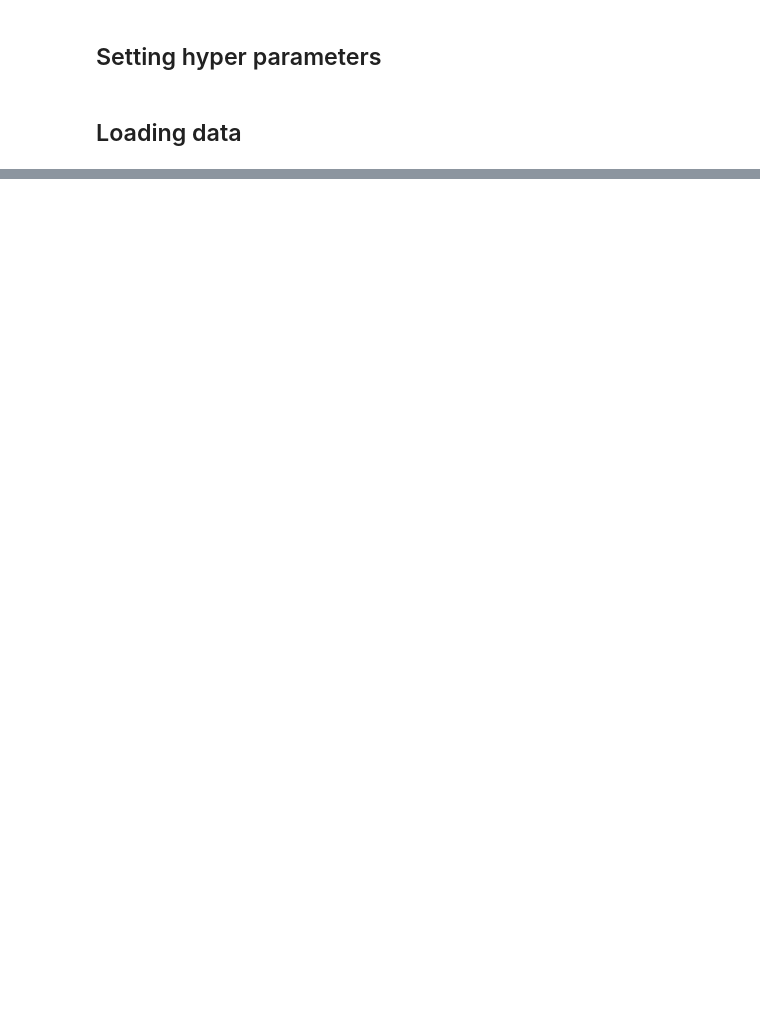
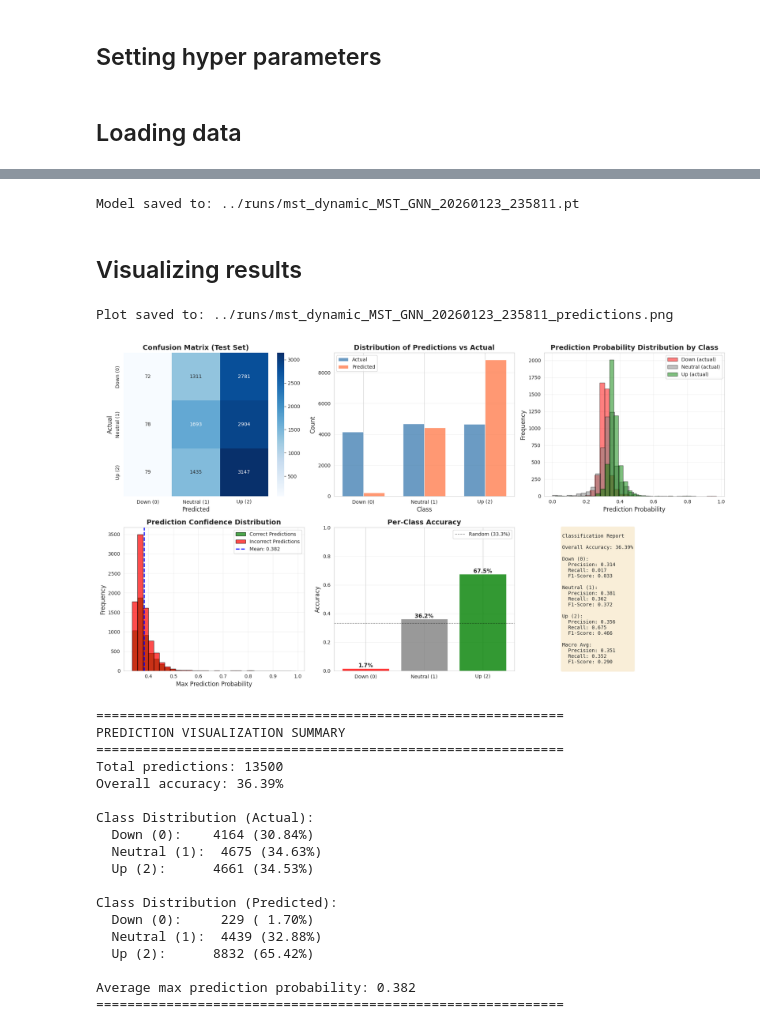
Before and after one commit to alodbrock19/GNN_paper, a Jupyter notebook: code/training_dynamic_graph/mst_dynamic_stock.ipynb, the cells around one changed output, grey strips where cells are left out. Drawn from its saved outputs; the diff is of its cells as text; code cells hidden in the pictures; blank space fills up the shorter version.

```diff
--- a/code/training_dynamic_graph/mst_dynamic_stock.ipynb
+++ b/code/training_dynamic_graph/mst_dynamic_stock.ipynb
@@ -48,7 +53,7 @@ print("Initializing Dataset...")
 # We set force_process=True to regenerate with new 3-class labels
 # After first run, you can set it back to False to load from disk
 dataset = InMemoryDynamicSP100(
-    root="./data",
+    root="../data",
     past_window=PAST_WINDOW,
     future_window=FUTURE_WINDOW,
     graph_return_threshold=GRAPH_RETURN_THRESH,
@@ -62,0 +94,7 @@ print(f"Sample Label (should be 0, 1, or 2): {dataset[0].y}")
+# %%
+train_part = 0.8
+train_dataset = dataset[:int(train_part * len(dataset))]
+test_dataset =  dataset[int(train_part * len(dataset)):]
+
+print(f"Train dataset: {len(train_dataset)}, Test dataset: {len(test_dataset)}")
+train_dataloader, test_dataloader = DataLoader(train_dataset, batch_size=BATCH_SIZE, shuffle=True), DataLoader(test_dataset, batch_size=len(test_dataset), shuffle=True)
@@ -62,0 +105,15 @@ print(f"Sample Label (should be 0, 1, or 2): {dataset[0].y}")
+# %%
+# 1. Get the actual feature count from the loaded dataset
+# dataset[0].x is shape (Nodes, Time, Features) -> We want index 2
+REAL_INPUT_FEATURES = dataset[0].x.shape[2]
+print(f"Dataset has {REAL_INPUT_FEATURES} features.")
+
+# 2. Initialize Model with the CORRECT size
+model = MST_GNN(
+    in_features=REAL_INPUT_FEATURES, # <--- Use the dynamic value here!
+    hidden_size=HIDDEN_SIZE,
+    num_graph_layers=GRAPH_LAYERS,
+    num_cross_layers=CROSS_LAYERS
+).to(DEVICE)
+
+print("Model initialized with correct input dimensions.")
@@ -62,0 +152,40 @@ print(f"Sample Label (should be 0, 1, or 2): {dataset[0].y}")
+# %%
+from datetime import datetime
+
+# Generate timestamp for model filename
+timestamp = datetime.now().strftime("%Y%m%d_%H%M%S")
+model_path = f"../runs/mst_dynamic_{model.__class__.__name__}_{timestamp}.pt"
+
+# Save model
+torch.save(model.state_dict(), model_path)
+print(f"Model saved to: {model_path}")
+# %% [output]
+Model saved to: ../runs/mst_dynamic_MST_GNN_20260123_235811.pt
+# %% [markdown]
+## Visualizing results
+# %%
+from visualization_mst import plot_model_predictions
+
+# Visualize model predictions on test set and save the plot
+plot_model_predictions(model, test_dataloader, device=DEVICE, save_path=model_path)
+# %% [output]
+Plot saved to: ../runs/mst_dynamic_MST_GNN_20260123_235811_predictions.png
+[figure, added]
+============================================================
+PREDICTION VISUALIZATION SUMMARY
+============================================================
+Total predictions: 13500
+Overall accuracy: 36.39%
+
+Class Distribution (Actual):
+  Down (0):    4164 (30.84%)
+  Neutral (1):  4675 (34.63%)
+  Up (2):      4661 (34.53%)
+
+Class Distribution (Predicted):
+  Down (0):     229 ( 1.70%)
+  Neutral (1):  4439 (32.88%)
+  Up (2):      8832 (65.42%)
+
+Average max prediction probability: 0.382
+============================================================
```
Also changed, not shown: parts of 10 cells of this notebook, 5 other files.
